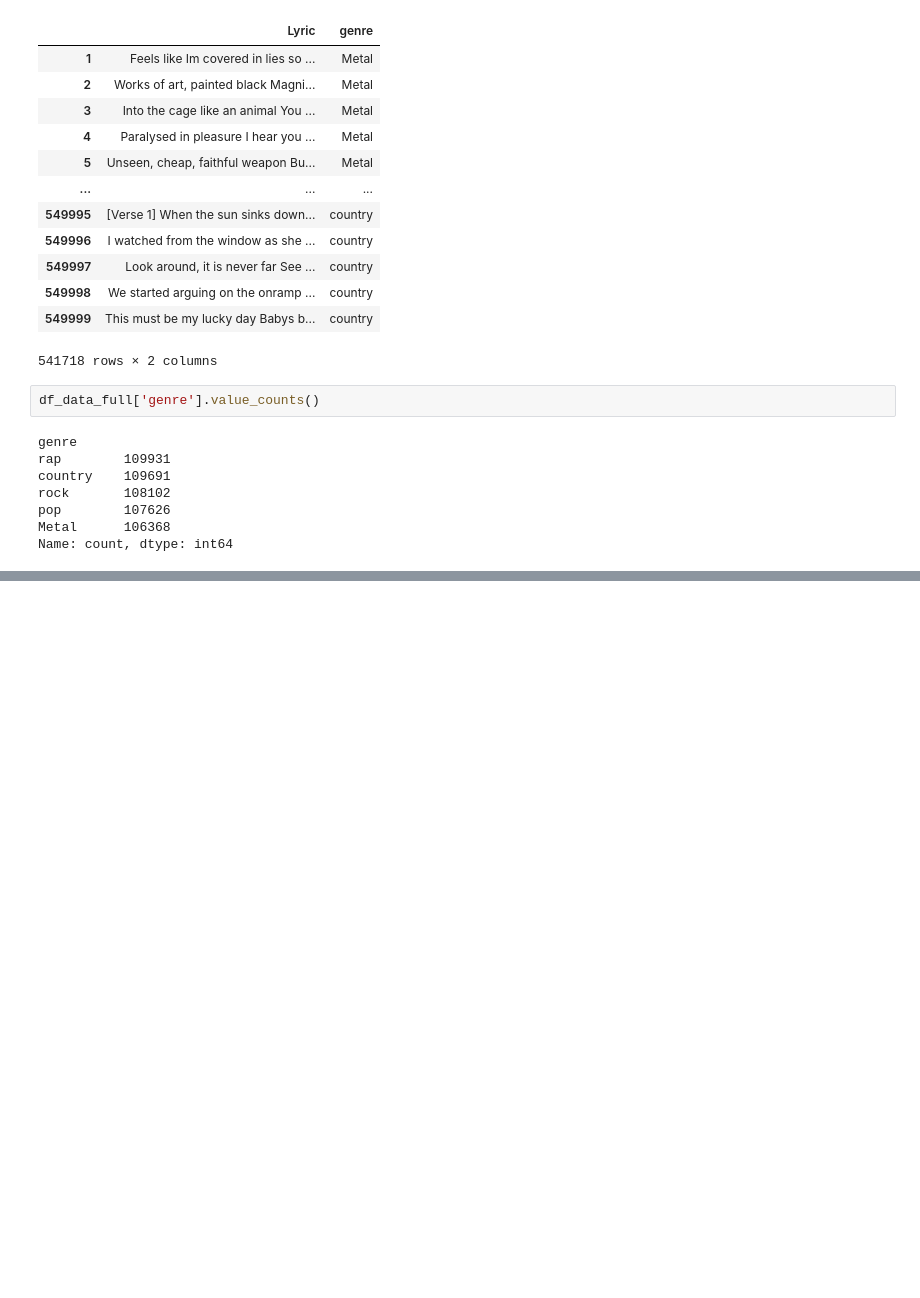
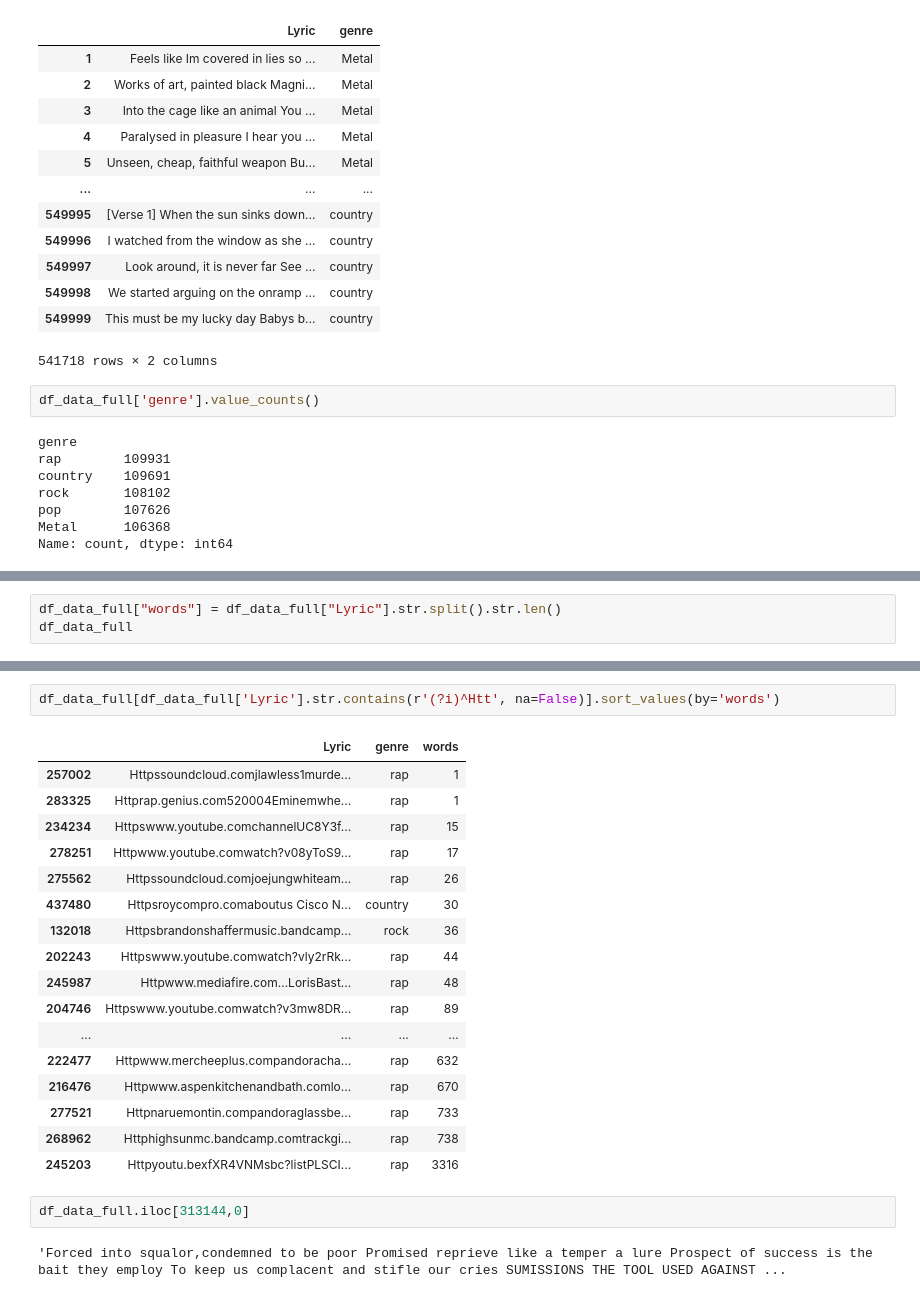
Before and after one commit to eliaserracarbonell/TextAnalyticsProject, a Jupyter notebook: Dataset_Exploration.ipynb, the cells around one changed output, grey strips where cells are left out. Saved outputs shown, nothing was run; the diff lists cells and outputs as text; blank space fills up the shorter version.

Commit message:
Data cleaning

```diff
--- a/Dataset_Exploration.ipynb
+++ b/Dataset_Exploration.ipynb
@@ -272,0 +277,3 @@ Name: count, dtype: int64
+# %%
+df_data_full["words"] = df_data_full["Lyric"].str.split().str.len()
+df_data_full
@@ -272,0 +329,24 @@ Name: count, dtype: int64
+# %%
+df_data_full[df_data_full['Lyric'].str.contains(r'(?i)^Htt', na=False)].sort_values(by='words')
+# %% [output]
+|  | Lyric | genre | words |
+| 257002 | Httpssoundcloud.comjlawless1murde... | rap | 1 |
+| 283325 | Httprap.genius.com520004Eminemwhe... | rap | 1 |
+| 234234 | Httpswww.youtube.comchannelUC8Y3f... | rap | 15 |
+| 278251 | Httpwww.youtube.comwatch?v08yToS9... | rap | 17 |
+| 275562 | Httpssoundcloud.comjoejungwhiteam... | rap | 26 |
+| 437480 | Httpsroycompro.comaboutus Cisco N... | country | 30 |
+| 132018 | Httpsbrandonshaffermusic.bandcamp... | rock | 36 |
+| 202243 | Httpswww.youtube.comwatch?vly2rRk... | rap | 44 |
+| 245987 | Httpwww.mediafire.com...LorisBast... | rap | 48 |
+| 204746 | Httpswww.youtube.comwatch?v3mw8DR... | rap | 89 |
+| ... | ... | ... | ... |
+| 222477 | Httpwww.mercheeplus.compandoracha... | rap | 632 |
+| 216476 | Httpwww.aspenkitchenandbath.comlo... | rap | 670 |
+| 277521 | Httpnaruemontin.compandoraglassbe... | rap | 733 |
+| 268962 | Httphighsunmc.bandcamp.comtrackgi... | rap | 738 |
+| 245203 | Httpyoutu.bexfXR4VNMsbc?listPLSCI... | rap | 3316 |
+# %%
+df_data_full.iloc[313144,0]
+# %% [output]
+'Forced into squalor,condemned to be poor Promised reprieve like a temper a lure Prospect of success is the bait they employ To keep us complacent and stifle our cries SUMISSIONS THE TOOL USED AGAINST ...
```
Also changed, not shown: parts of 6 cells of this notebook.
